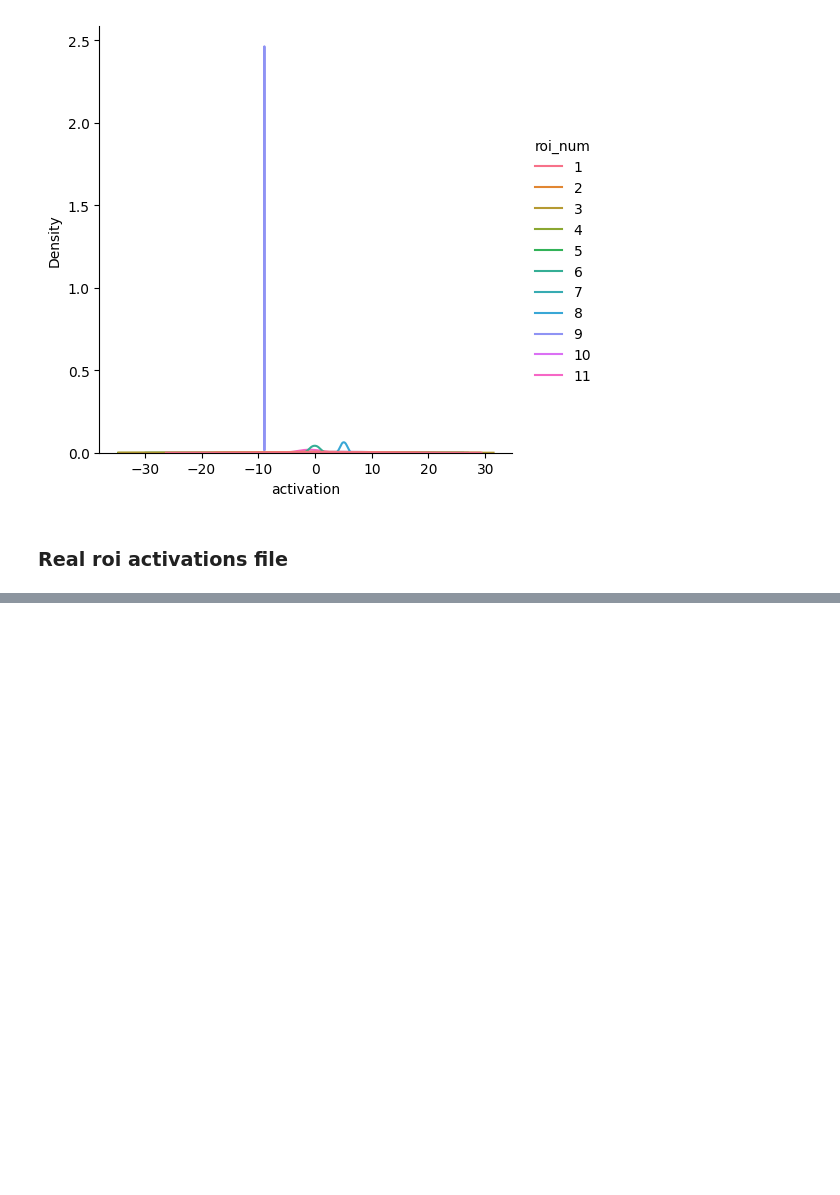
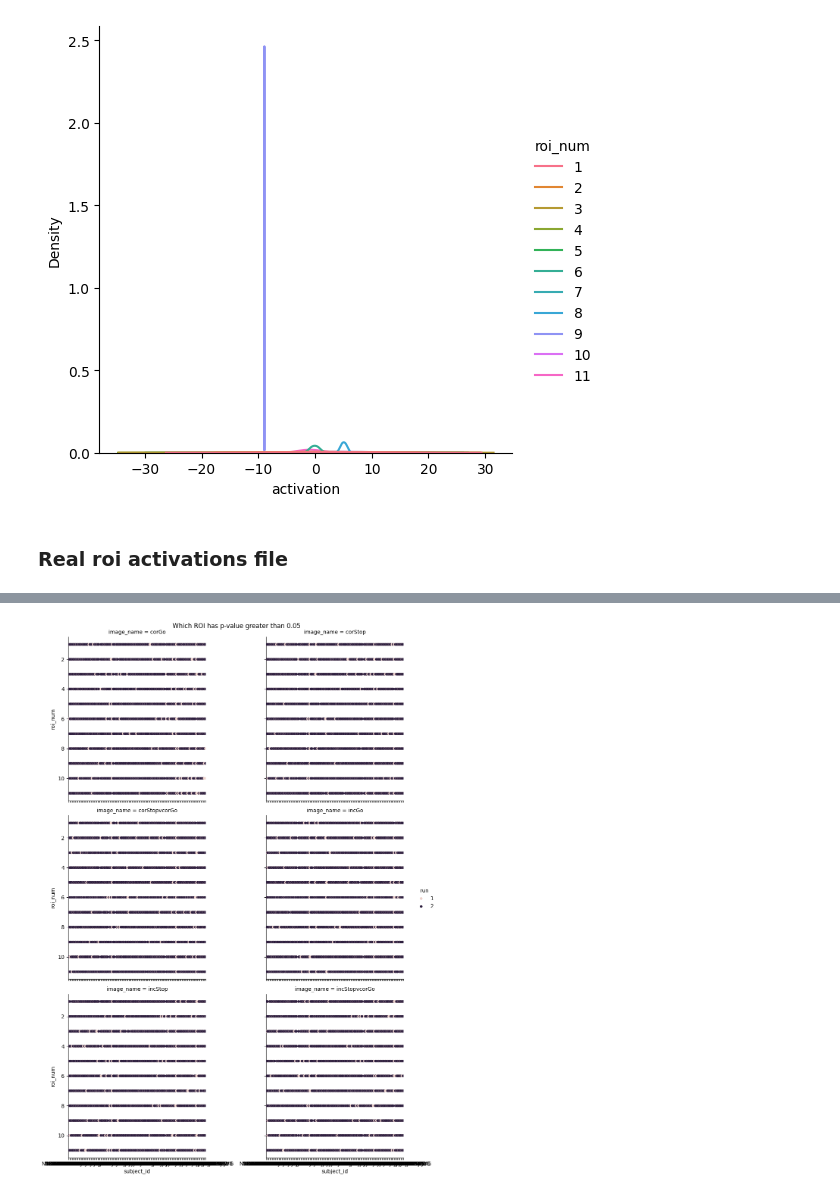
Before and after one commit to cnanlab/fmri-pipelines, a Jupyter notebook: roi/sanity_checks.ipynb, the cells around one changed output, grey strips where cells are left out. Drawn from its saved outputs; the diff is of its cells as text; code cells hidden in the pictures; blank space fills up the shorter version.

```diff
--- a/roi/main.ipynb
+++ b/roi/sanity_checks.ipynb
@@ -205,0 +267,15 @@ roi_activations_df = pd.read_csv("/mnt/storage/daniel/roi-datasink/roi_csv/roi_a
+# %%
+grouped_p_value_df = roi_activations_df.groupby(["group", "subject_id", "image_name","run","roi_num"])["activation"]
+
+i = 0
+
+def agg_func(group: pd.Series):
+    global i
+    if i < 5:
+        print(group)
+    i += 1
+    return st.ttest_1samp(group, popmean=0).pvalue
+
+grouped_p_value_df = grouped_p_value_df.agg(agg_func)
+
+grouped_p_value_df
@@ -205,0 +311,12 @@ roi_activations_df = pd.read_csv("/mnt/storage/daniel/roi-datasink/roi_csv/roi_a
+# %%
+p_value_df = grouped_p_value_df.reset_index().rename(columns={"activation": "p_value"})
+
+print(f"num nans: {p_value_df['p_value'].isna().sum()} out of {p_value_df.shape[0]}")
+
+print(f"num p_values greater than 0.05: {p_value_df[p_value_df['p_value'] > 0.05].shape[0]} out of {p_value_df.shape[0]}")
+
+print(f"num p_values greater than 0.1: {p_value_df[p_value_df['p_value'] > 0.1].shape[0]} out of {p_value_df.shape[0]}")
+
+print(f"num p_values greater than 0.05 for each group (pilot_anx, original_50): {p_value_df[p_value_df['p_value'] > 0.05].groupby('group').size()}")
+
+p_value_df.head()
@@ -205,0 +337,8 @@ roi_activations_df = pd.read_csv("/mnt/storage/daniel/roi-datasink/roi_csv/roi_a
+# %%
+p_values_greater = p_value_df[p_value_df["p_value"] > 0.05].astype({"roi_num":"category"})
+
+g = sns.catplot(p_values_greater, x="subject_id",y="roi_num", hue="run",col="image_name",col_wrap=2)
+g.figure.suptitle("Which ROI has p-value greater than 0.05")
+g.figure.tight_layout()
+# %% [output]
+[figure, added]
```
Also changed, not shown: parts of 14 cells of this notebook.
